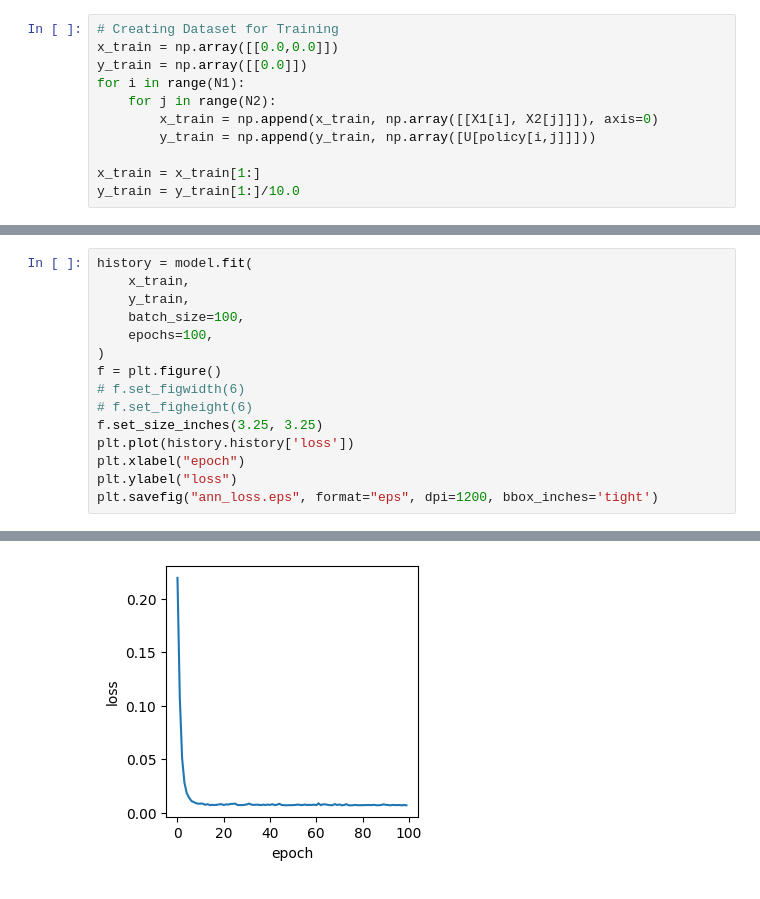
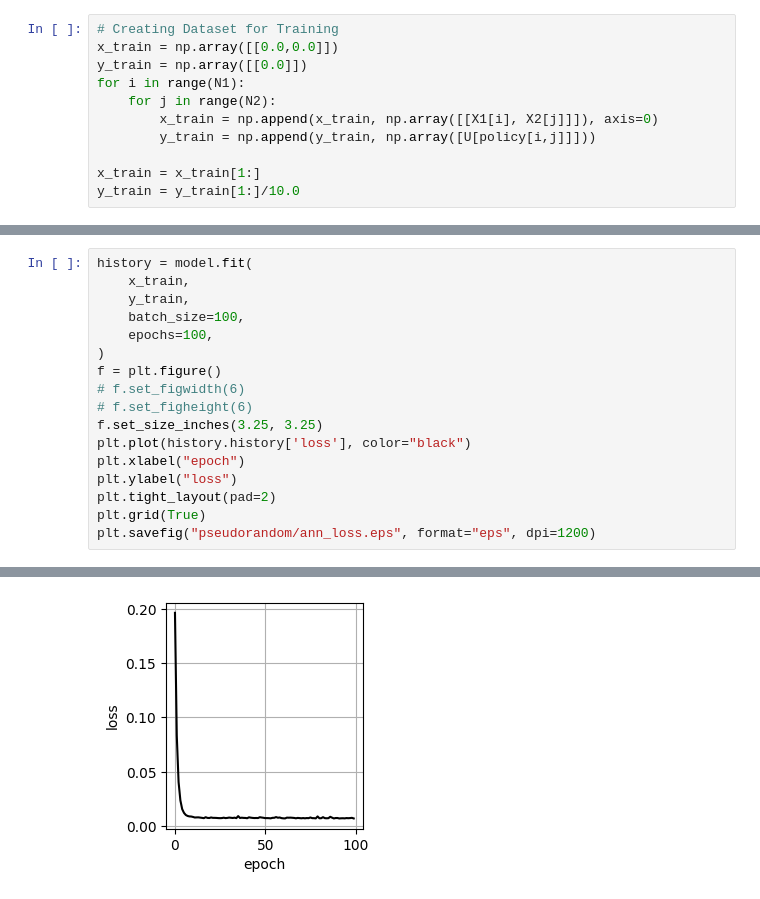
Before and after one commit to aadityarautela/SingleLinkManipulatorRLANN, a Jupyter notebook: v1_Notebooks/reward_piby6_pseudorandom.ipynb, the cells around one changed output, grey strips where cells are left out. Drawn from its saved outputs; the diff is of its cells as text.

```diff
--- a/v1_Notebooks/reward_piby6_pseudorandom.ipynb
+++ b/v1_Notebooks/reward_piby6_pseudorandom.ipynb
@@ -239,9 +239,11 @@ f = plt.figure()
 # f.set_figwidth(6)
 # f.set_figheight(6)
 f.set_size_inches(3.25, 3.25)
-plt.plot(history.history['loss'])
+plt.plot(history.history['loss'], color="black")
 plt.xlabel("epoch")
 plt.ylabel("loss")
-plt.savefig("ann_loss.eps", format="eps", dpi=1200, bbox_inches='tight')
+plt.tight_layout(pad=2)
+plt.grid(True)
+plt.savefig("pseudorandom/ann_loss.eps", format="eps", dpi=1200)
 # %% [output]
 Epoch 1/100
@@ -262,6 +264,6 @@ Epoch 99/100
 Epoch 100/100
 100/100 [==============================] - 0s 1ms/step - loss: 0.0070 - mean_squared_error: 0.0070
-[figure, old version]
+[figure, new version]
 # %%
 rewards = np.array([])
 state = [X1[0], X2[0]]
```
Also changed, not shown: parts of 6 cells of this notebook, 29 other files.
